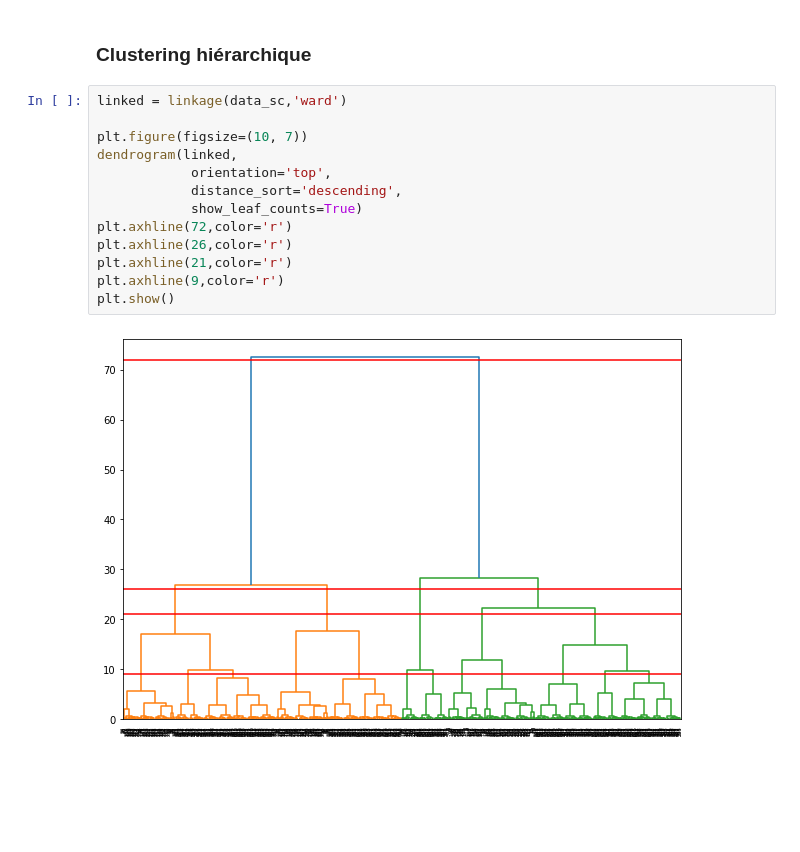
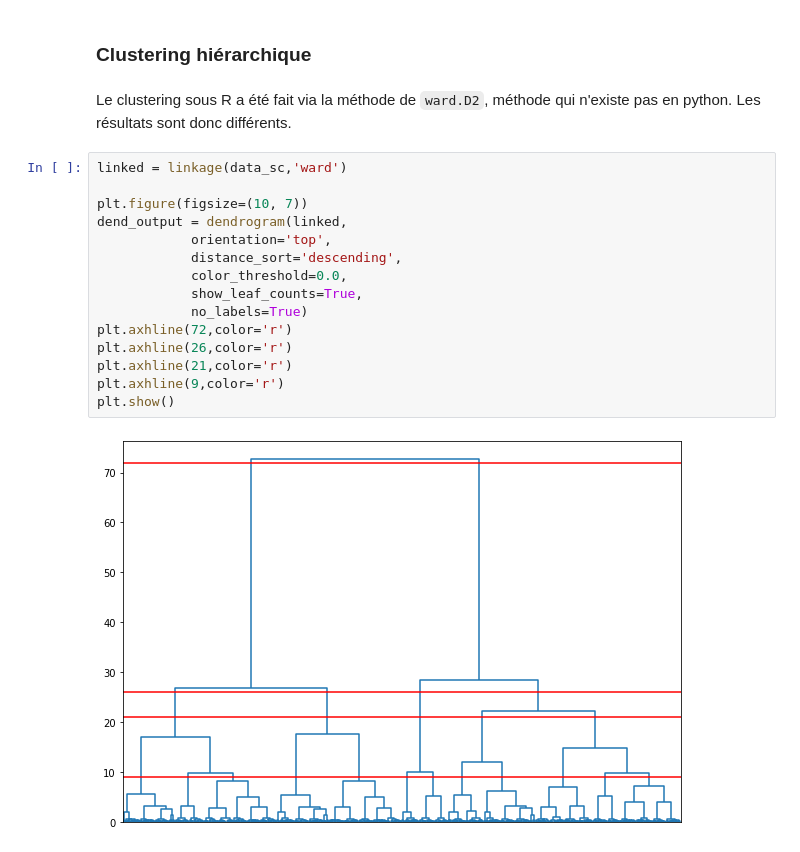
Before and after one commit to quentinthuet/buildings_energy_consumption, a Jupyter notebook: Project.ipynb, the cells around one changed output. Saved outputs shown, nothing was run; the diff lists cells and outputs as text; blank space fills up the shorter version.

Commit message:
Suite python

````diff
--- a/Project.ipynb
+++ b/Project.ipynb
@@ -135,18 +136,22 @@ plt.show()
 [figure]
 # %% [markdown]
 ### Clustering hiérarchique
+# %% [markdown]
+Le clustering sous R a été fait via la méthode de ```ward.D2```, méthode qui n'existe pas en python. Les résultats sont donc différents.
 # %%
 linked = linkage(data_sc,'ward')
 
 plt.figure(figsize=(10, 7))
-dendrogram(linked,
+dend_output = dendrogram(linked,
             orientation='top',
             distance_sort='descending',
-            show_leaf_counts=True)
+            color_threshold=0.0,
+            show_leaf_counts=True,
+            no_labels=True)
 plt.axhline(72,color='r')
 plt.axhline(26,color='r')
 plt.axhline(21,color='r')
 plt.axhline(9,color='r')
 plt.show()
 # %% [output]
-[figure, old version]
+[figure, new version]
````
Also changed, not shown: parts of 11 cells of this notebook.
